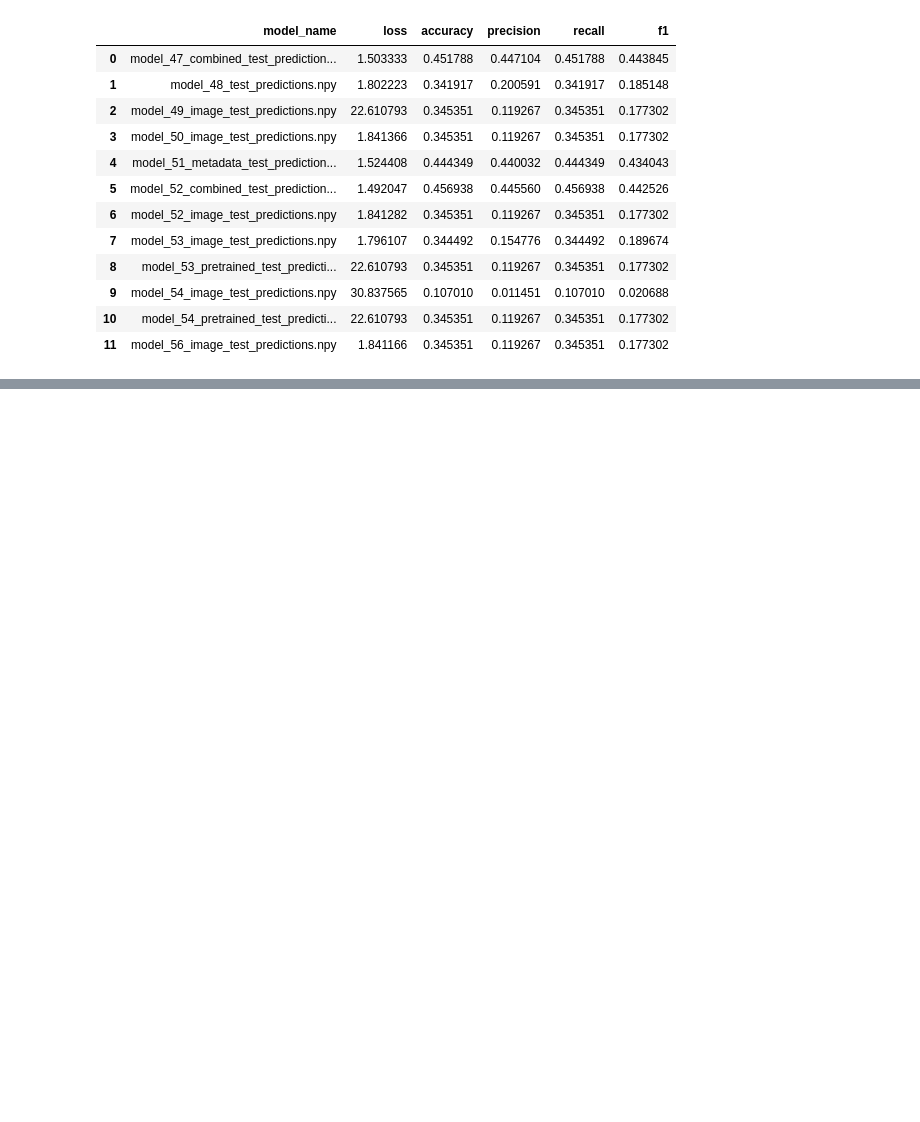
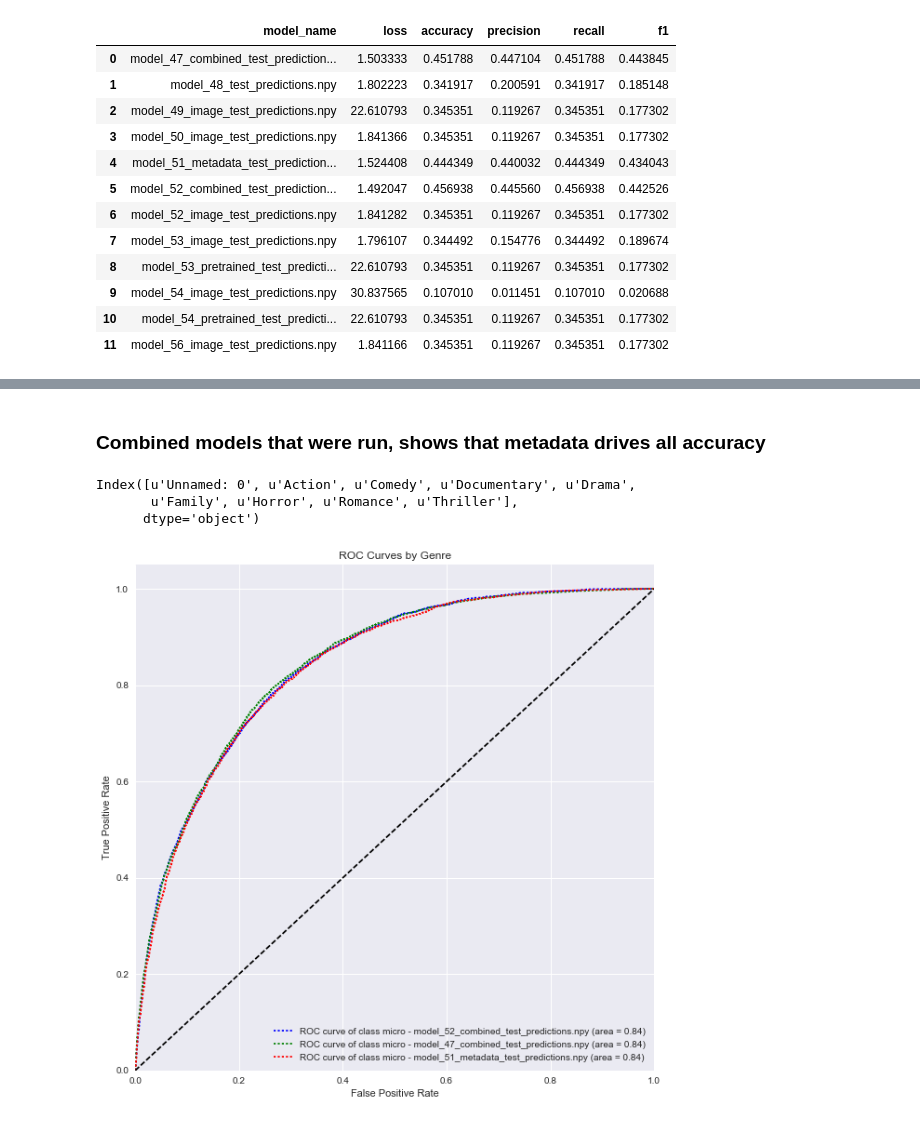
Before and after one commit to All-Star-Vipers/CS109B-Final-Project, a Jupyter notebook: Milestone_4/ihsaan_files/Summarize Deep Learning Models.ipynb, the cells around one changed output, grey strips where cells are left out. Cells and saved outputs as stored; diff of their text form; code cells hidden in the pictures; blank space fills up the shorter version.

```diff
--- a/Milestone_4/ihsaan_files/Summarize Deep Learning Models.ipynb
+++ b/Milestone_4/ihsaan_files/Summarize Deep Learning Models.ipynb
@@ -116,0 +180,15 @@ model_52_combined F1 - Weighted: 0.4425
+# %% [markdown]
+### Combined models that were run, shows that metadata drives all accuracy
+# %%
+rf_xgboost = pd.read_csv('../../Milestone 3/Random ForestXGBoost_probabilities.csv')
+rf_xgboost.columns
+# %% [output]
+Index([u'Unnamed: 0', u'Action', u'Comedy', u'Documentary', u'Drama',
+       u'Family', u'Horror', u'Romance', u'Thriller'],
+      dtype='object')
+# %%
+chosen_model_names = ['model_52_combined_test_predictions.npy', 'model_47_combined_test_predictions.npy', 'model_51_metadata_test_predictions.npy']
+chosen_model_predictions = [np.load('predictions/' + model) for model in chosen_model_names]
+plot_roc(chosen_model_predictions, chosen_model_names, y_test, labels)
+# %% [output]
+[figure, added]
```
Also changed, not shown: parts of 7 cells of this notebook.
